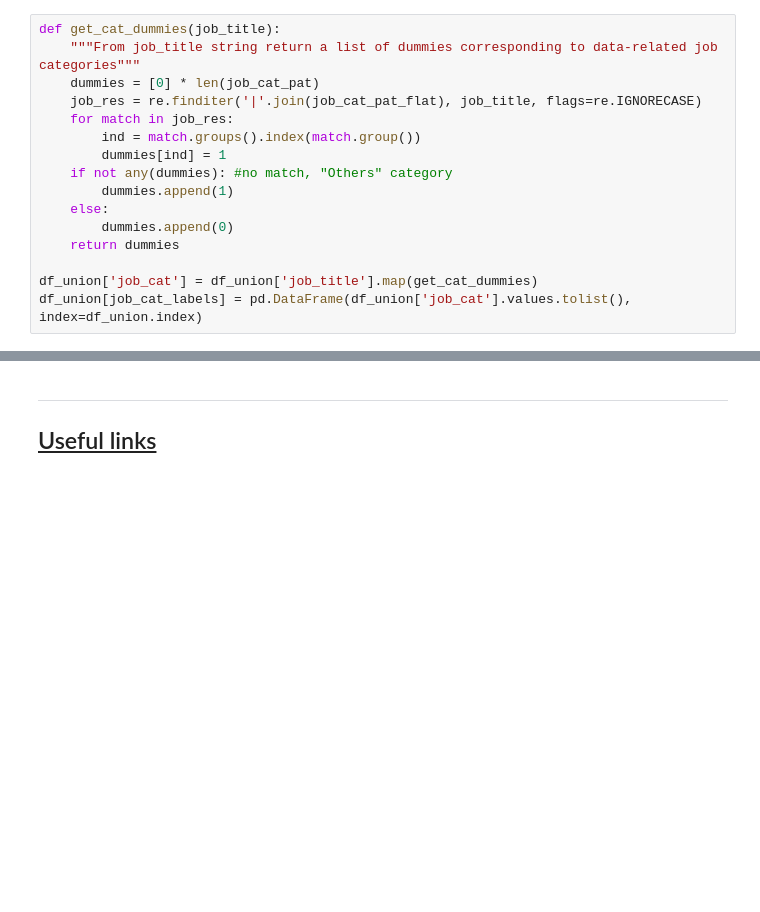
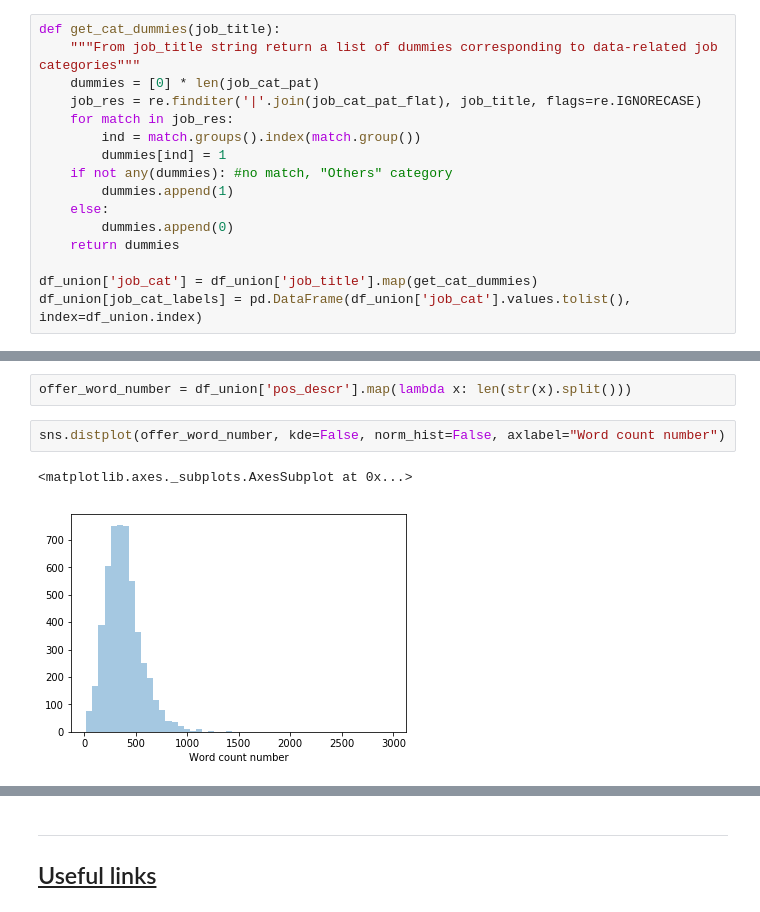
Before and after one commit to GuillaumeHarel/portfolio-projects, a Jupyter notebook: #1_Webscraping_&_Bokeh/job_platform_webscraping.ipynb, the cells around one changed output, grey strips where cells are left out. Saved outputs shown, nothing was run; the diff lists cells and outputs as text; blank space fills up the shorter version.

Commit message:
Notebook update and word counter files

```diff
--- a/#1_Webscraping_&_Bokeh/job_platform_webscraping.ipynb
+++ b/#1_Webscraping_&_Bokeh/job_platform_webscraping.ipynb
@@ -1032,0 +1058,7 @@ df_union['index_0'] = df_union.index
+# %%
+offer_word_number = df_union['pos_descr'].map(lambda x: len(str(x).split()))
+# %%
+sns.distplot(offer_word_number, kde=False, norm_hist=False, axlabel="Word count number")
+# %% [output]
+<matplotlib.axes._subplots.AxesSubplot at 0x...>
+[figure, added]
```
Also changed, not shown: parts of 33 cells of this notebook, 2 other files.
